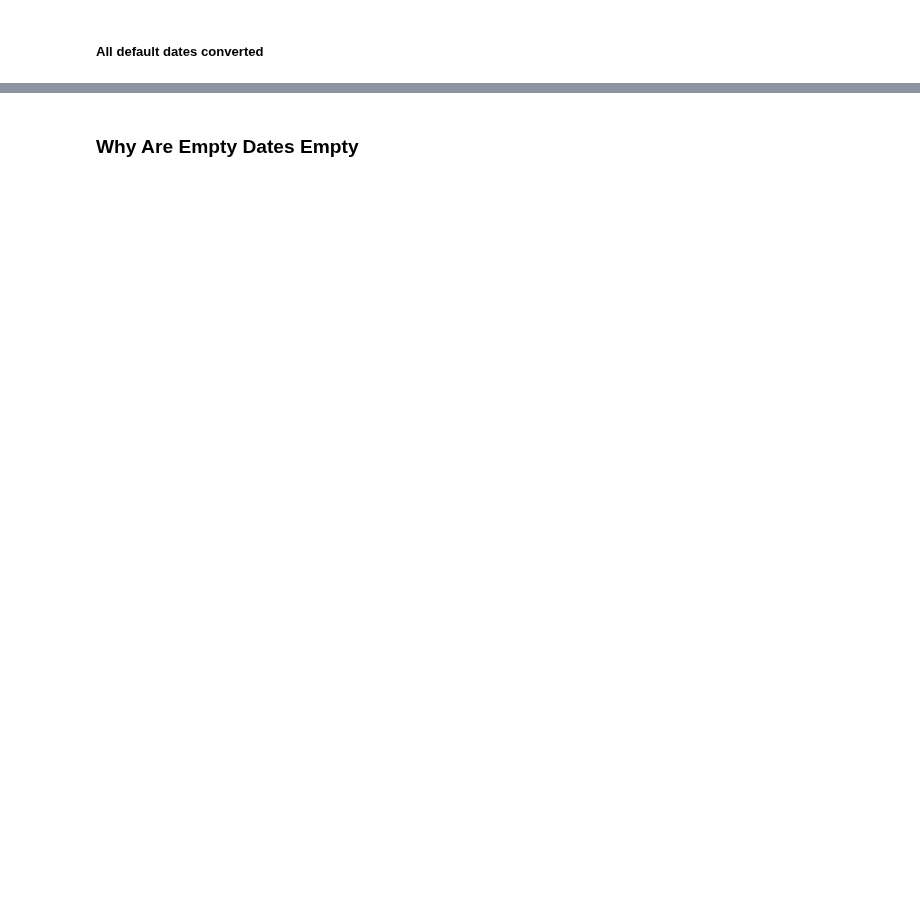
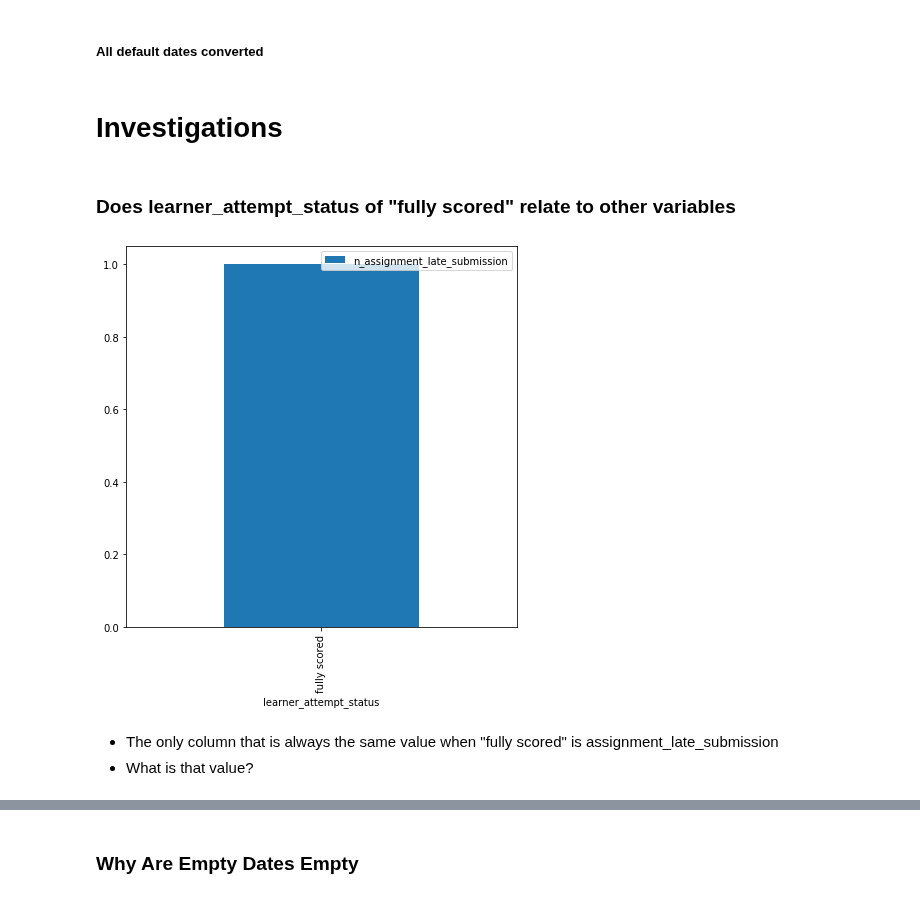
Before and after one commit to dlhinkley/c772-capstone-project, a Jupyter notebook: spark/C772CapstoneProject.ipynb, the cells around one changed output, grey strips where cells are left out. Cells and saved outputs as stored; diff of their text form; code cells hidden in the pictures; blank space fills up the shorter version.

```diff
--- a/spark/C772CapstoneProject.ipynb
+++ b/spark/C772CapstoneProject.ipynb
@@ -37,29 +66,3 @@ dfRaw.agg(
 ).show(1, False)
 # %% [output]
 [interactive output not drawn]
-# %%
-from pyspark.sql.functions import col, countDistinct
-
-
-def relate_bar_chart(df, groupCol):
-    """ Give a dataframe, and a g
-    """
-
-    exCols = []
-
-    # Count distinct values of rows where assignment_start_date is null
-    dfCounts = df.groupBy(groupCol).agg(*(countDistinct(col(c)).alias("n_" + c) for c in df.columns))
-
-    # Filter fields to those with count of 1
-    for row in dfCounts.collect():
-      for c in dfCounts.columns:
-        if (row[c] != 1):
-          exCols.append(c)
-
-
-    exCols  = list(set(exCols)) # Get unique list
-    allCols = dfCounts.columns
-    inCols  = [col for col in allCols if col not in exCols] # Return cols not in exCols
-
-
-    dfCounts.select(*inCols, groupCol).toPandas().plot.bar(x=groupCol, figsize=(7,7))
@@ -314,3 +315,14 @@ else:
 [interactive output not drawn]
 # %% [markdown]
 ##### All default dates converted
+# %% [markdown]
+# Investigations
+# %% [markdown]
+### Does learner_attempt_status of "fully scored" relate to other variables
+# %%
+relate_bar_chart(dfClean, "learner_attempt_status")
+# %% [output]
+[figure, added]
+# %% [markdown]
+- The only column that is always the same value when "fully scored" is assignment_late_submission
+- What is that value?
```
Also changed, not shown: parts of 10 cells of this notebook, 3 other files.
